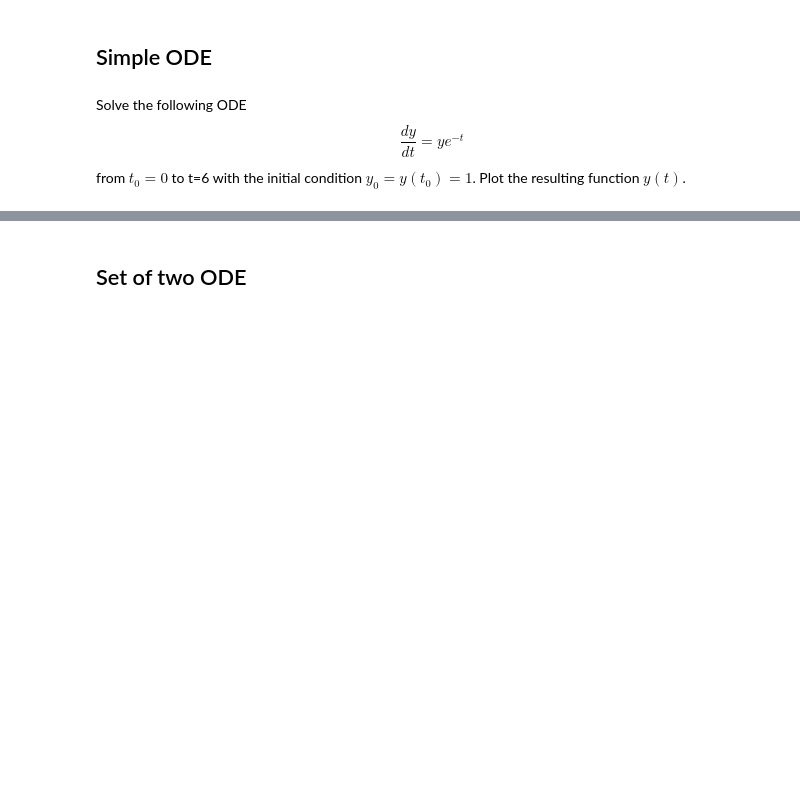
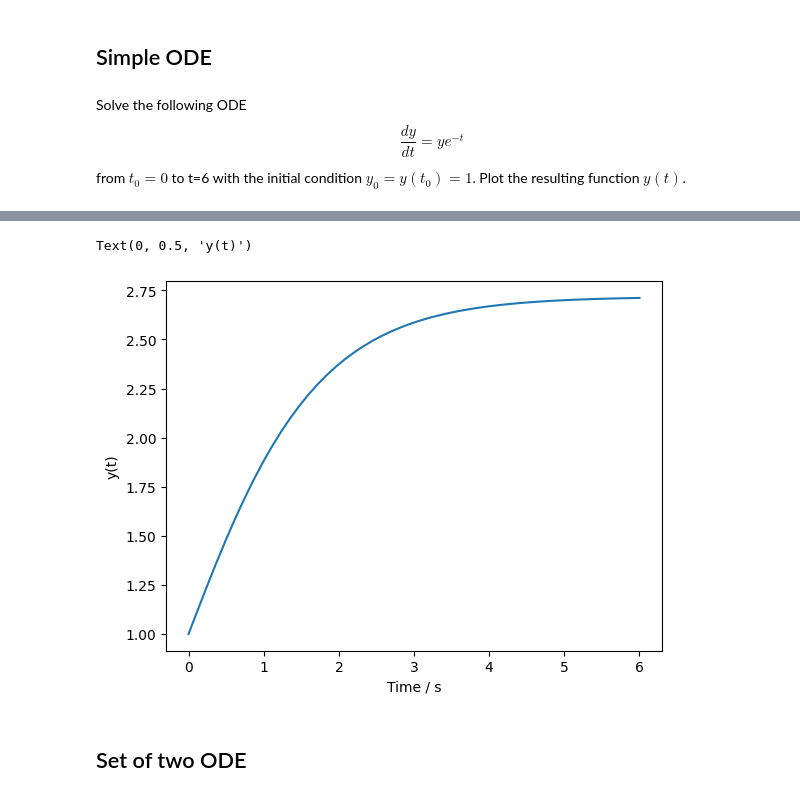
Before and after one commit to orsli/Data-Science-Fundamentals, a Jupyter notebook: 07_ScyPy_ODE.ipynb, the cells around one changed output, grey strips where cells are left out. Drawn from its saved outputs; the diff is of its cells as text; code cells hidden in the pictures; blank space fills up the shorter version.

```diff
--- a/07_ScyPy_ODE.ipynb
+++ b/07_ScyPy_ODE.ipynb
@@ -11,11 +11,11 @@ Solve the following ODE
 $$ \frac{dy}{dt} = ye^{-t}$$
 from $t_0=0$ to t=6 with the initial condition $y_0 = y(t_0)= 1$. Plot the resulting function $y(t)$.
 # %%
-# def f(y,t):
-#   dydt = y * np.exp(-t)
-#   return dydt
+def f(y,t):
+  dydt = y * np.exp(-t)
+  return dydt
 
-# t = np.linspace(0,6)
-# y0 = 1.0
-# y = odeint(f,y0,t)
-# #print(y)
+t = np.linspace(0,6)
+y0 = 1.0
+y = odeint(f,y0,t)
+print(y)
@@ -22,7 +40,10 @@ from $t_0=0$ to t=6 with the initial condition $y_0 = y(t_0)= 1$. Plot the resul
 # %%
-# plt.plot(t,y)
-# plt.xlabel('Time / s')
-# plt.ylabel('y(t)')
+plt.plot(t,y)
+plt.xlabel('Time / s')
+plt.ylabel('y(t)')
+# %% [output]
+Text(0, 0.5, 'y(t)')
+[figure, added]
 # %% [markdown]
 ## Set of two ODE
 # %% [markdown]
```
Also changed, not shown: parts of 3 cells of this notebook.
